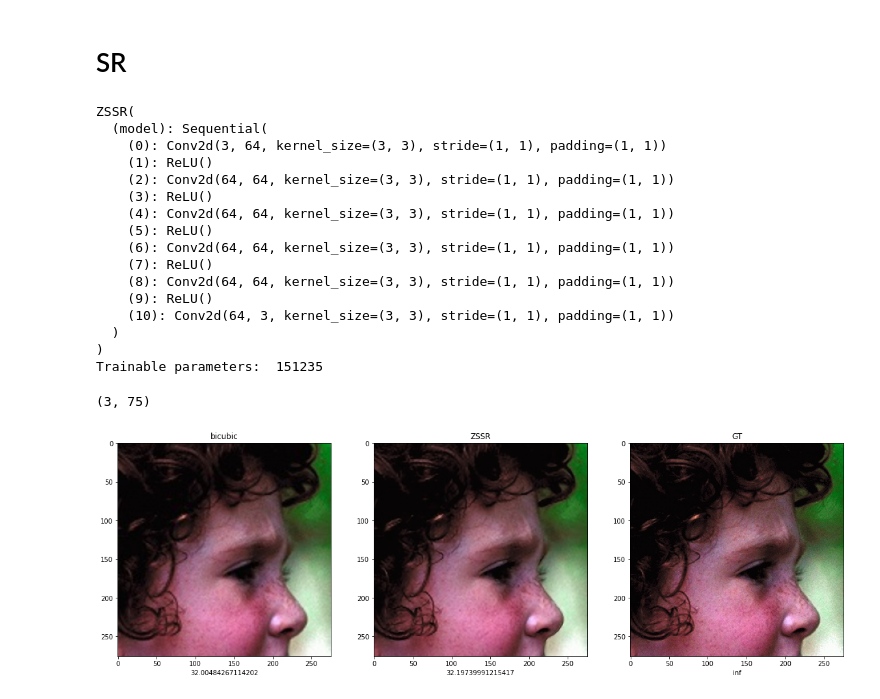
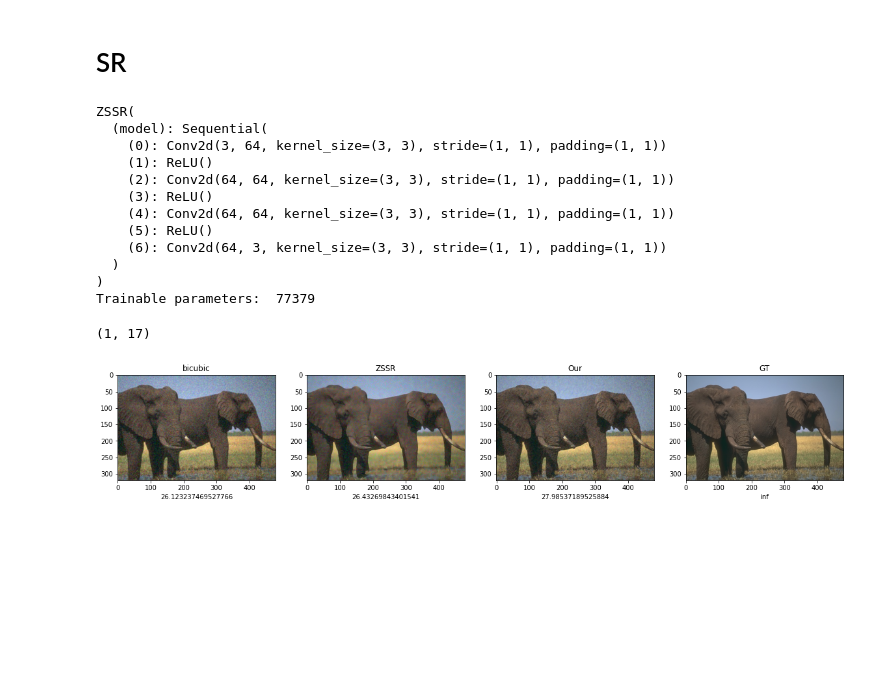
Before and after one commit to NiravTalaviya/Zero-Shot-Super-Resolution, a Jupyter notebook: zssr-torch.ipynb, the cells around one changed output. Drawn from its saved outputs; the diff is of its cells as text; code cells hidden in the pictures; blank space fills up the shorter version.

Commit message:
Compare result with Shocher et al

```diff
--- a/zssr-torch.ipynb
+++ b/zssr-torch.ipynb
@@ -158,17 +162,20 @@ def PSNR(y_pred, y_orig):
 # %%
 start_time = time.time()
 
-name = 'I_9.jpg'
+name = 'elephant.png'
 OG_IMG_PATH = './hr/' + name
 LR_IMG_PATH = './lr_2/' + name
+
+LEARNING_RATE = 0.001
+HIDDEN_LAYERS = 2
+CROP_SIZE = 96
+SR_FACTOR = 2
+NOISE_STD = 0.04
+ONLY_Y = False
 # %%
 device = torch.device('cuda' if torch.cuda.is_available() else 'cpu')
 
 # TODO: decreasing learining rate
-LEARNING_RATE = 0.001
-ONLY_Y = False
-
-HIDDEN_LAYERS = 4
 NUM_LAYERS = HIDDEN_LAYERS + 2
 
 input_chnl = 3
@@ -191,17 +198,11 @@ ZSSR(
     (3): ReLU()
     (4): Conv2d(64, 64, kernel_size=(3, 3), stride=(1, 1), padding=(1, 1))
     (5): ReLU()
-    (6): Conv2d(64, 64, kernel_size=(3, 3), stride=(1, 1), padding=(1, 1))
-    (7): ReLU()
-    (8): Conv2d(64, 64, kernel_size=(3, 3), stride=(1, 1), padding=(1, 1))
-    (9): ReLU()
-    (10): Conv2d(64, 3, kernel_size=(3, 3), stride=(1, 1), padding=(1, 1))
+    (6): Conv2d(64, 3, kernel_size=(3, 3), stride=(1, 1), padding=(1, 1))
   )
 )
-Trainable parameters:  151235
+Trainable parameters:  77379
 # %%
-CROP_SIZE = 64
-SR_FACTOR = 2
 img_transform = tv.transforms.Compose([
     tv.transforms.RandomRotation(90),
     tv.transforms.RandomCrop(CROP_SIZE),
@@ -220,11 +221,11 @@ BATCH_SIZE = 32
 iterator = tud.DataLoader(dataset, shuffle=True, batch_size=BATCH_SIZE)
 len(iterator), len(dataset)
 # %% [output]
-(3, 75)
+(1, 17)
 # %%
 import math
 
-TOTAL_BP = 800
+TOTAL_BP = 1000
 EPOCHS = math.ceil(TOTAL_BP / len(iterator))
 
 history = {'loss': [], 'psnr': []}
@@ -256,8 +257,6 @@ for epoch in range(EPOCHS):
     pbar.set_postfix_str("e: {}/{} => Loss: {:.3f}, Psnr: {:.3f}". format(
              epoch, EPOCHS, loss*100, psnr))
 # %%
-import cv2
-
 og, img, interpolated = dataset.get_images()
 
 if ONLY_Y:
@@ -272,40 +271,59 @@ if ONLY_Y:
     sr_img = np.clip(sr_img, 0 , 1)
 
     sr_img = Image.fromarray((sr_img[:,:,0]*255).astype(np.uint8), mode="L")
     sr_img = Image.merge('YCbCr', (sr_img, Cb, Cr))
 
     sr_img = np.array(sr_img)
     sr_img = np.clip(sr_img / 255, 0 , 1)
 
 else:
     sr_img = tv.transforms.ToTensor()(interpolated).unsqueeze(0)
     sr_img = model(sr_img.to(device)).squeeze(0)
     sr_img = sr_img.detach().cpu().permute(1, 2, 0)
     sr_img = torch.clamp(sr_img, min=0, max=1)
     sr_img = sr_img.numpy()
 
 interpolated = np.array(interpolated)
 interpolated = np.clip(interpolated / 255, 0, 1)
 
 og = np.array(og)
 og = np.clip(og / 255, 0, 1)
 
-
 if og.shape[2] > 3:
     og = og[:, :, :3]
 
-fig, axes = plt.subplots(1, 3, figsize=(20, 10))
-im = [interpolated, sr_img, og]
-title = ["bicubic", "ZSSR", "GT"]
+# Compare author's OG image if available
+if os.path.exists('zssr/' + name):
+    zssr_sr = Image.open('zssr/' + name)
+    zssr_sr = np.array(zssr_sr)
+    zssr_sr = np.clip(zssr_sr / 255, 0, 1)
+
+    im = [interpolated, zssr_sr, sr_img, og]
+    title = ["bicubic", "ZSSR", "Our", "GT"]
+else:
+    im = [interpolated, sr_img, og]
+    title = ["bicubic", "Our", "GT"]
+
+fig, axes = plt.subplots(1, len(im), figsize=(20, 10))
 for i, ax in enumerate(axes):
     ax.set_title(title[i])
 
-    ax.set_xlabel(peak_signal_noise_ratio(im[i], im[2]))
+    ax.set_xlabel(peak_signal_noise_ratio(im[i], im[len(im) - 1]))
     ax.imshow(im[i])
 
-plt.savefig('./results/res_' + name.split(".")[0] + '_ep_' + str(EPOCHS) + '_x' + str(SR_FACTOR))
+sr_img = Image.fromarray((sr_img*255).astype(np.uint8))
+sr_img.save('./output/' +
+            name.split(".")[0] + '_ep' + str(EPOCHS) + '_x' + str(SR_FACTOR) +
+            '_C' + str(CROP_SIZE) + '_H' + str(HIDDEN_LAYERS) + '_N' + str(int(NOISE_STD * 100))
+            + '.png'
+            )
+
+plt.savefig('./results/' +
+            name.split(".")[0] + '_ep' + str(EPOCHS) + '_x' + str(SR_FACTOR) +
+            '_C' + str(CROP_SIZE) + '_H' + str(HIDDEN_LAYERS) + '_N' + str(int(NOISE_STD * 100))
+            )
 # %% [output]
-[figure, old version]
+[figure, new version]
 # %%
 (fig, axes) = plt.subplots(nrows=1, ncols=2, figsize=(20,10))
 axes[0].plot(history['loss'])
```
Also changed, not shown: parts of 10 cells of this notebook, 9 other files.
